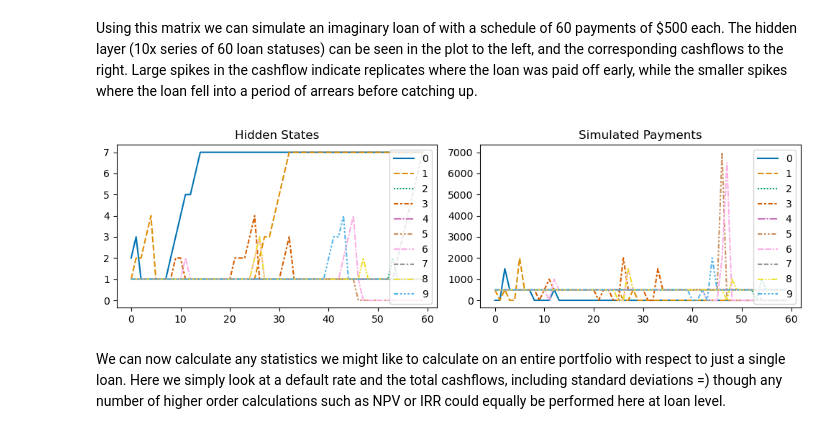
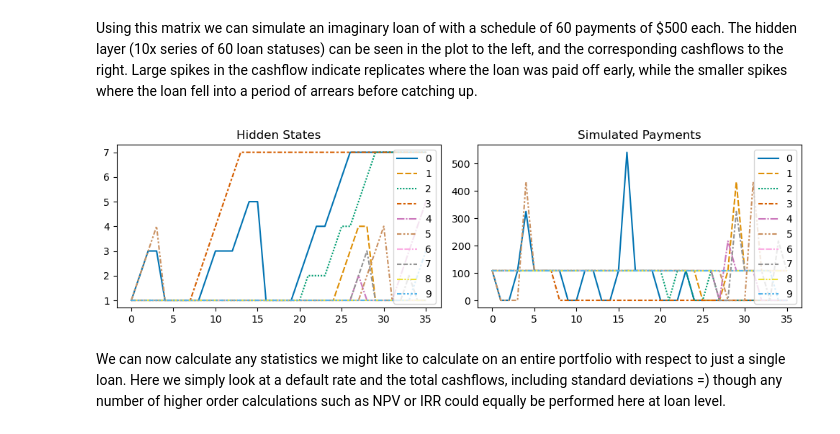
Before and after one commit to warner121/monteloanco, a Jupyter notebook: model.ipynb, the cells around one changed output. Cells and saved outputs as stored; diff of their text form; code cells hidden in the pictures.

```diff
--- a/model.ipynb
+++ b/model.ipynb
@@ -67,21 +67,23 @@ sns.heatmap(model_demo.tmat_demo.detach().numpy(), linewidth=0.5, cmap='coolwarm
 # %% [markdown]
 Using this matrix we can simulate an imaginary loan of with a schedule of 60 payments of $500 each. The hidden layer (10x series of 60 loan statuses) can be seen in the plot to the left, and the corresponding cashflows to the right. Large spikes in the cashflow indicate replicates where the loan was paid off early, while the smaller spikes where the loan fell into a period of arrears before catching up.
 # %%
-hidden_states, sim_pymnts = model_demo.forward(
+hidden_states, sim_pymnts, interest_paid, principal_paid = model_demo.forward(
     batchidx=0,
     idx=torch.tensor([0]).repeat(10),
-    installments=torch.ones(60).repeat(10, 1)*500,
+    installments=torch.tensor([108.24]).repeat(10),
+    loan_amnt=torch.tensor([5000]).repeat(10),
+    int_rate=torch.tensor([10]).repeat(10),
     demo=True)
 
 fig, ax = plt.subplots(1, 2, figsize=(10, 3))
 sns.lineplot(hidden_states.detach().numpy(), ax=ax[0], palette='colorblind')
 sns.lineplot(sim_pymnts.detach().numpy(), ax=ax[1], palette='colorblind')
 ax[0].set_title(f"Hidden States")
 ax[1].set_title(f"Simulated Payments")
 plt.tight_layout()
 plt.show()
 # %% [output]
-[figure, old version]
+[figure, new version]
 # %% [markdown]
 We can now calculate any statistics we might like to calculate on an entire portfolio with respect to just a single loan. Here we simply look at a default rate and the total cashflows, including standard deviations =) though any number of higher order calculations such as NPV or IRR could equally be performed here at loan level.
 # %%
```
Also changed, not shown: parts of 17 cells of this notebook, 2 other files.
